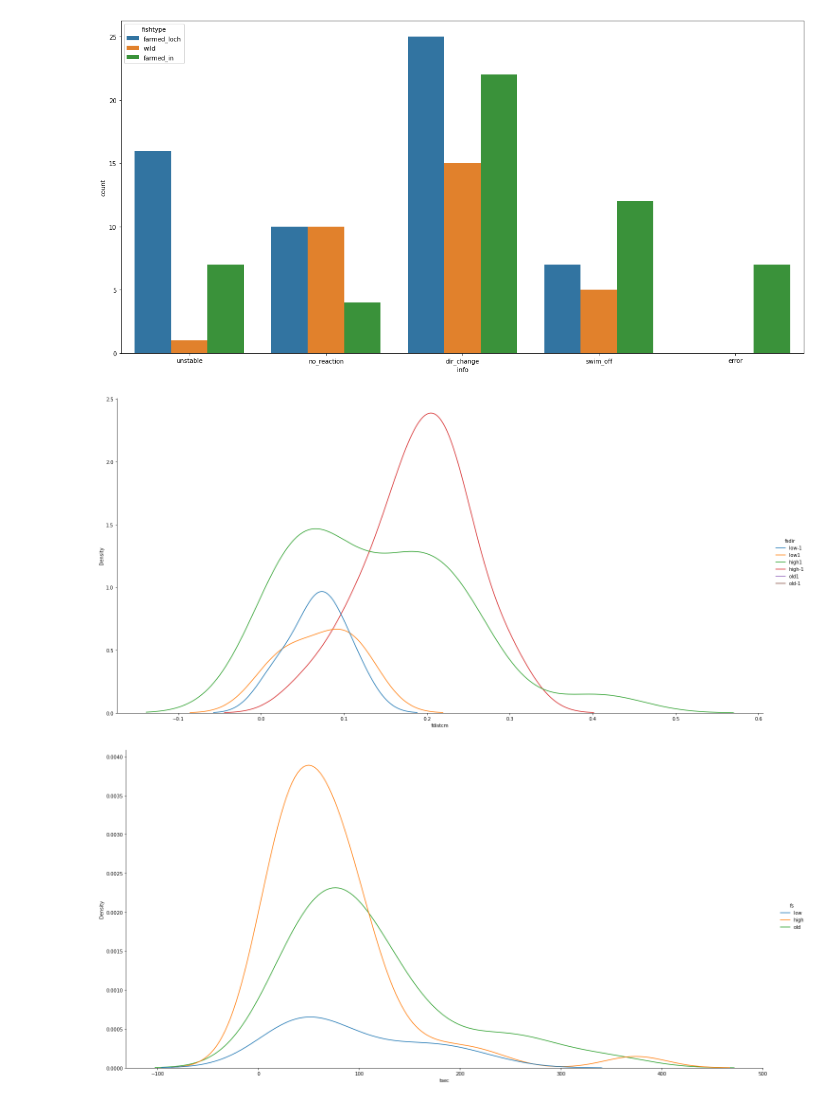
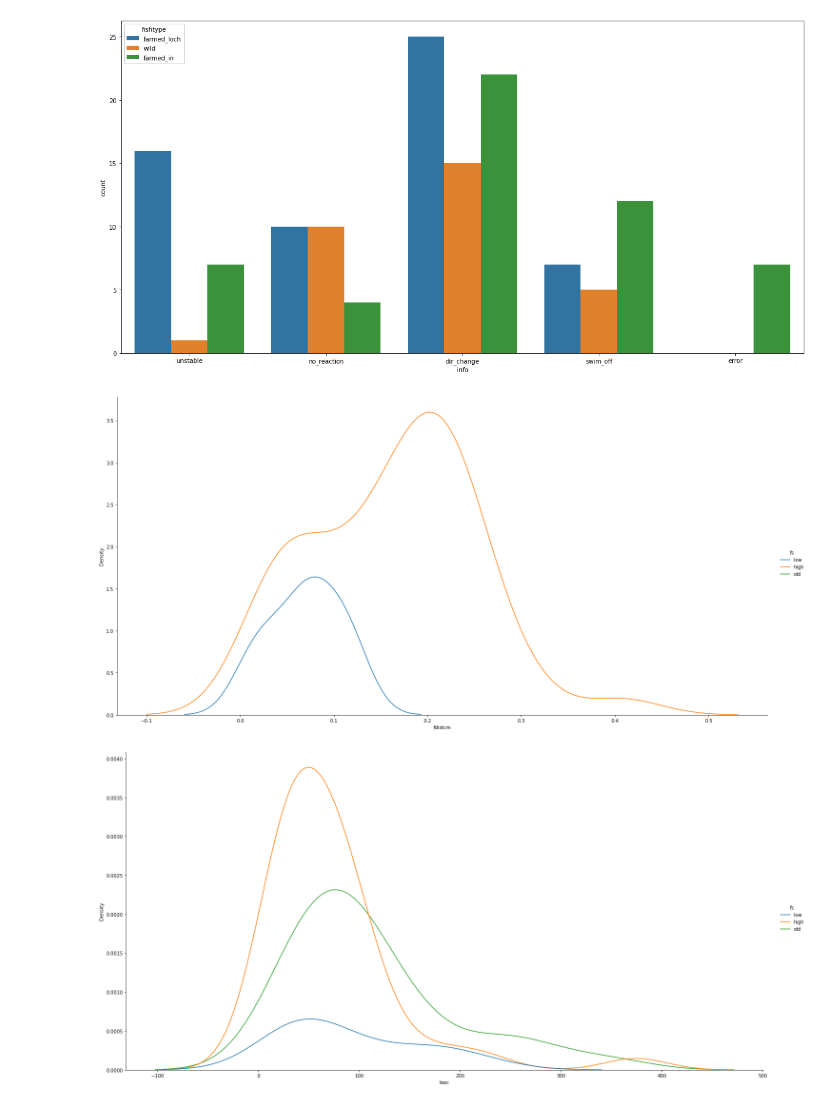
Before and after one commit to mixmixmix/imgtext, a Jupyter notebook: flow_fin.ipynb, the cells around one changed output. Drawn from its saved outputs; the diff is of its cells as text; code cells hidden in the pictures.

```diff
--- a/flow_fin.ipynb
+++ b/flow_fin.ipynb
@@ -75,11 +75,11 @@ plt.show()
 # %%
 #Because we had a pump switch mechanical in different room there is a change in how we gather flow data.
 # I measured flow change in time in many points (or not so many) in the flume. The ull flow profile
 
-sns.displot(kind="kde", data=finres, x='fdistcm', hue = 'fsdir',height=10, aspect=2,)
+sns.displot(kind="kde", data=finres, x='fdistcm', hue = 'fs',height=10, aspect=2,)
 plt.show()
 # %% [output]
-[figure, old version]
+[figure, new version]
 # %%
 #sns.histplot(data=finres, x='tsec', hue = 'fsdir',binwidth=10,kde=True)
 
```
Also changed, not shown: parts of 1 cell of this notebook.
